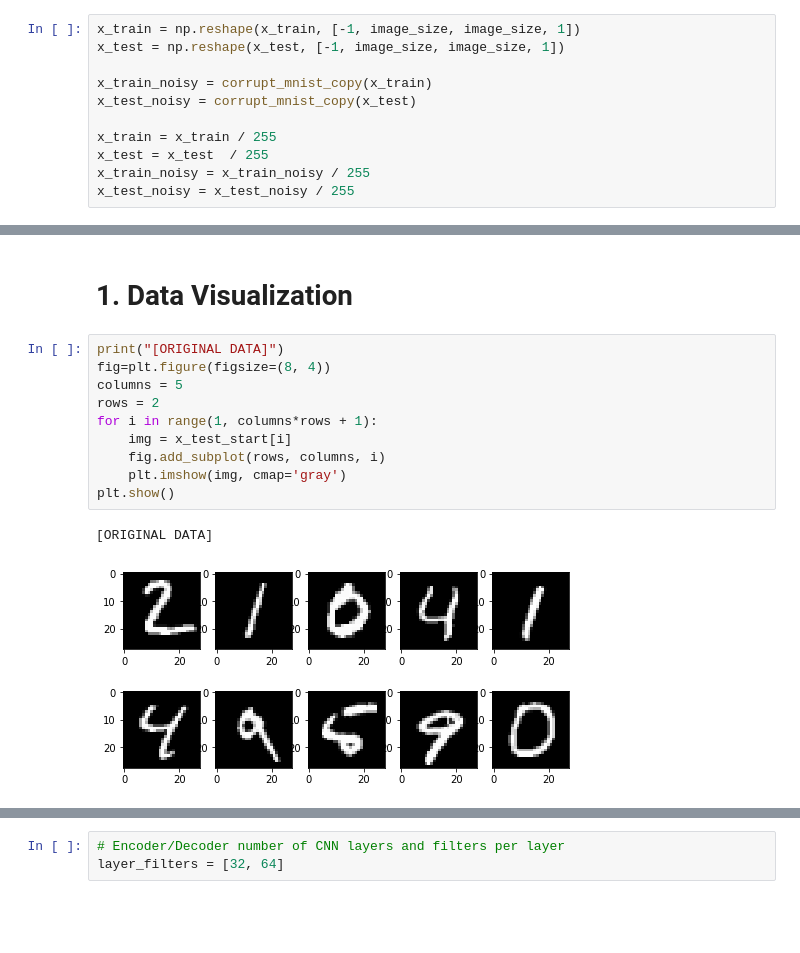
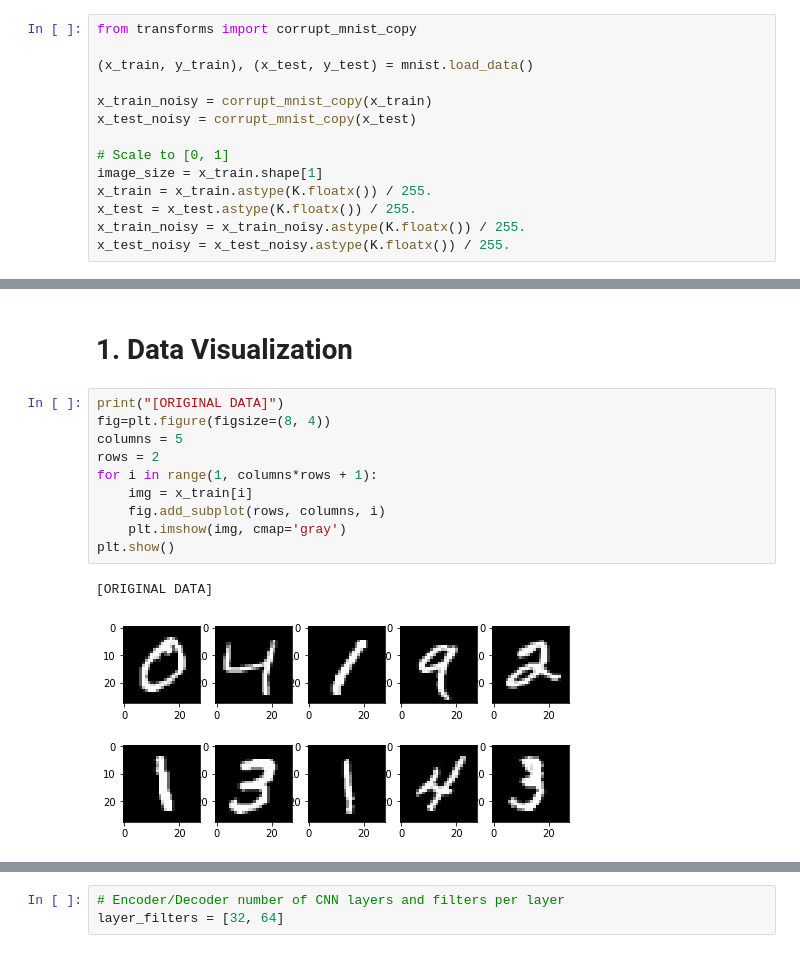
Before and after one commit to paulinosalmon/CoE197DeepLearning, a Jupyter notebook: Homeworks/HW2/CoE197Z_Salmon_201511557_AE_MNIST.ipynb, the cells around one changed output, grey strips where cells are left out. Saved outputs shown, nothing was run; the diff lists cells and outputs as text; blank space fills up the shorter version.

```diff
--- a/Homeworks/HW2/CoE197Z_Salmon_201511557_AE_MNIST.ipynb
+++ b/Homeworks/HW2/CoE197Z_Salmon_201511557_AE_MNIST.ipynb
@@ -402,11 +37,14 @@ x_test_noisy_reshaped = x_test_noisy_reshaped / 255
 # %%
-x_train = np.reshape(x_train, [-1, image_size, image_size, 1])
-x_test = np.reshape(x_test, [-1, image_size, image_size, 1])
+from transforms import corrupt_mnist_copy
+
+(x_train, y_train), (x_test, y_test) = mnist.load_data()
 
 x_train_noisy = corrupt_mnist_copy(x_train)
 x_test_noisy = corrupt_mnist_copy(x_test)
 
-x_train = x_train / 255
-x_test = x_test  / 255
-x_train_noisy = x_train_noisy / 255
-x_test_noisy = x_test_noisy / 255
+# Scale to [0, 1]
+image_size = x_train.shape[1]
+x_train = x_train.astype(K.floatx()) / 255.
+x_test = x_test.astype(K.floatx()) / 255.
+x_train_noisy = x_train_noisy.astype(K.floatx()) / 255.
+x_test_noisy = x_test_noisy.astype(K.floatx()) / 255.
@@ -415,16 +56,16 @@ x_test_noisy = x_test_noisy / 255
 # %%
 print("[ORIGINAL DATA]")
 fig=plt.figure(figsize=(8, 4))
 columns = 5
 rows = 2
 for i in range(1, columns*rows + 1):
-    img = x_test_start[i]
+    img = x_train[i]
     fig.add_subplot(rows, columns, i)
     plt.imshow(img, cmap='gray')
 plt.show()
 # %% [output]
 [ORIGINAL DATA]
-[figure, old version]
+[figure, new version]
 # %%
 print("[CORRUPTED DATA]")
 fig=plt.figure(figsize=(8, 4))
```
Also changed, not shown: parts of 23 cells of this notebook, 5 other files.
